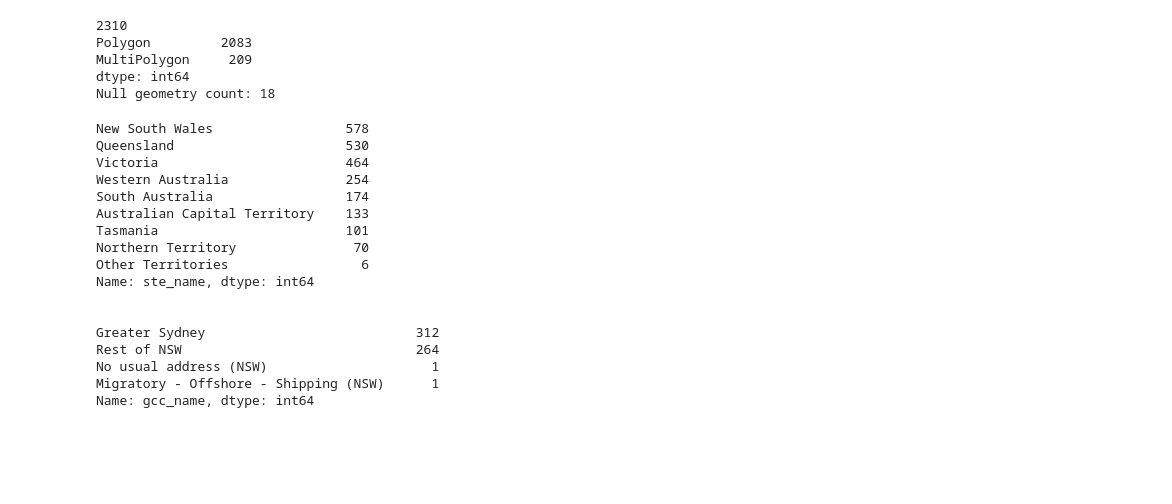
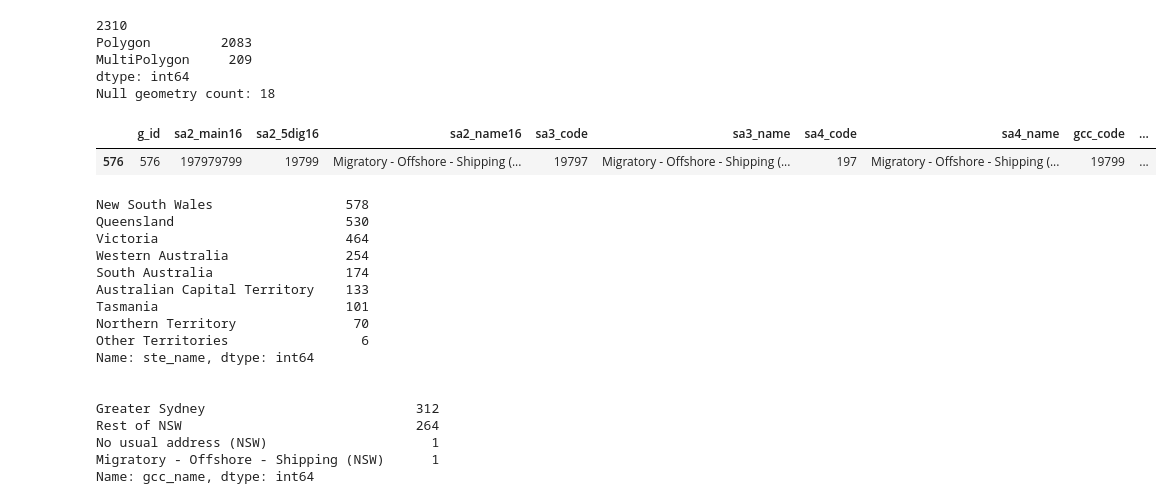
Before and after one commit to ew92/data2001_project, a Jupyter notebook: main.ipynb, the cells around one changed output. Cells and saved outputs as stored; diff of their text form; code cells hidden in the pictures; blank space fills up the shorter version.

```diff
--- a/main.ipynb
+++ b/main.ipynb
@@ -214,6 +216,11 @@ Polygon         2083
 MultiPolygon     209
 dtype: int64
 Null geometry count: 18
+# %%
+sa2_gdf.loc[sa2_gdf.geometry.type.isna()].head(1)
+# %% [output]
+|  | g_id | sa2_main16 | sa2_5dig16 | sa2_name16 | sa3_code | sa3_name | sa4_code | sa4_name | gcc_code | ... |
+| 576 | 576 | 197979799 | 19799 | Migratory - Offshore - Shipping (... | 19797 | Migratory - Offshore - Shipping (... | 197 | Migratory - Offshore - Shipping (... | 19799 | ... |
 # %%
 # Inspection / preliminary exploration
 print(sa2_gdf.ste_name.value_counts()) # Confirm federal level dataset
```
Also changed, not shown: parts of 18 cells of this notebook.
